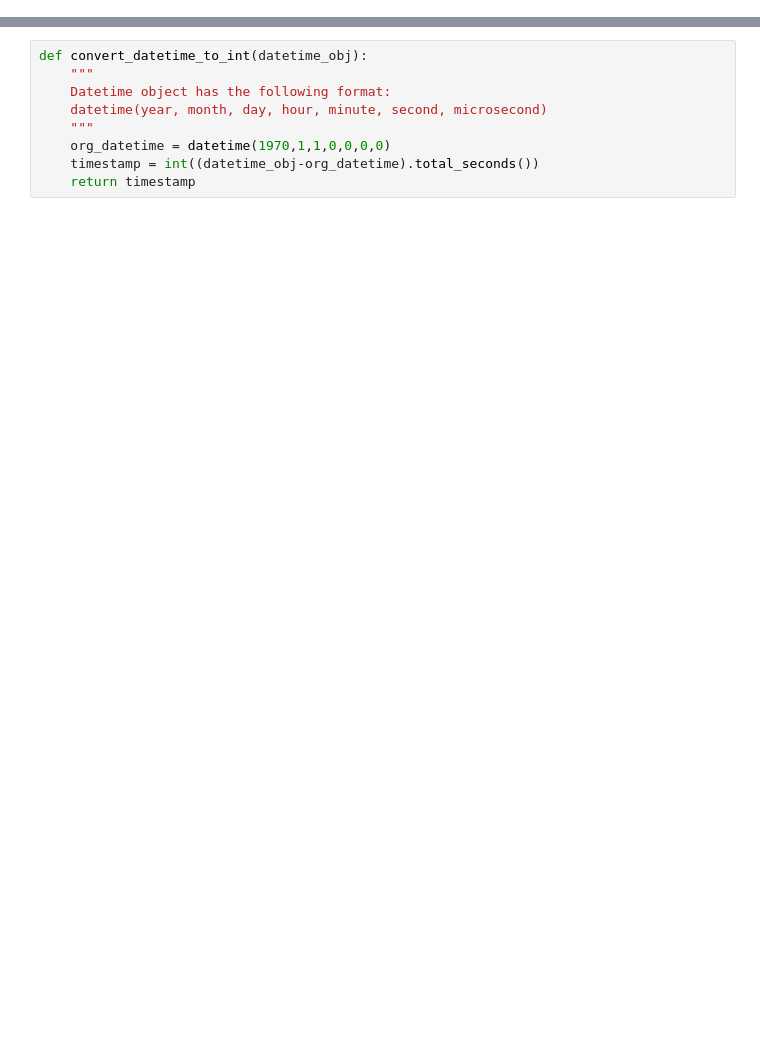
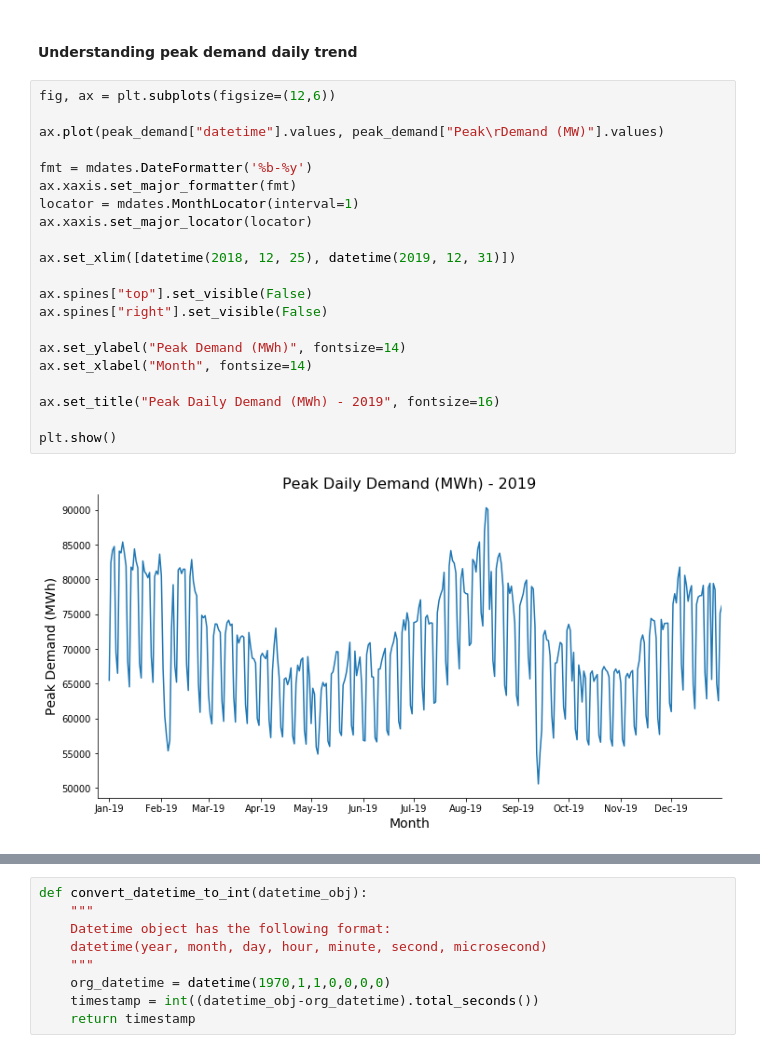
Before and after one commit to gwpicard/electricitymap-challenge, a Jupyter notebook: hourly_production.ipynb, the cells around one changed output, grey strips where cells are left out. Cells and saved outputs as stored; diff of their text form; blank space fills up the shorter version.

```diff
--- a/hourly_production.ipynb
+++ b/hourly_production.ipynb
@@ -23,0 +252,25 @@ from datetime import datetime
+# %% [markdown]
+#### Understanding peak demand daily trend
+# %%
+fig, ax = plt.subplots(figsize=(12,6))
+
+ax.plot(peak_demand["datetime"].values, peak_demand["Peak\rDemand (MW)"].values)
+
+fmt = mdates.DateFormatter('%b-%y')
+ax.xaxis.set_major_formatter(fmt)
+locator = mdates.MonthLocator(interval=1)
+ax.xaxis.set_major_locator(locator)
+
+ax.set_xlim([datetime(2018, 12, 25), datetime(2019, 12, 31)])
+
+ax.spines["top"].set_visible(False)
+ax.spines["right"].set_visible(False)
+
+ax.set_ylabel("Peak Demand (MWh)", fontsize=14)
+ax.set_xlabel("Month", fontsize=14)
+
+ax.set_title("Peak Daily Demand (MWh) - 2019", fontsize=16)
+
+plt.show()
+# %% [output]
+[figure, added]
```
Also changed, not shown: parts of 68 cells of this notebook, 20 other files.
